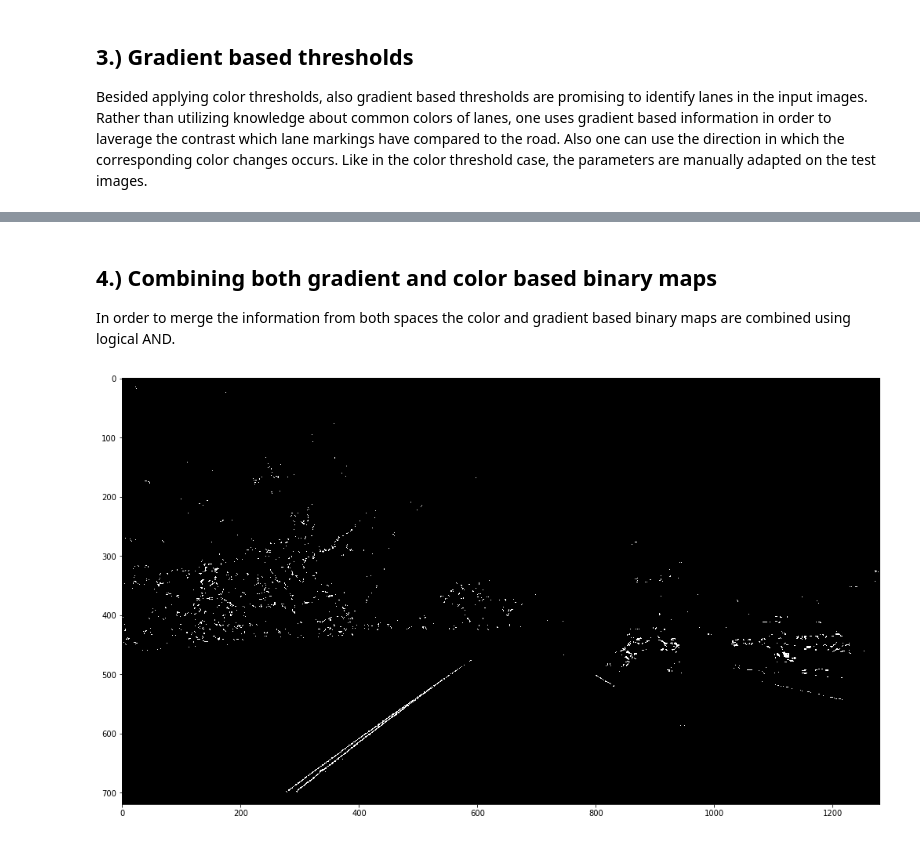
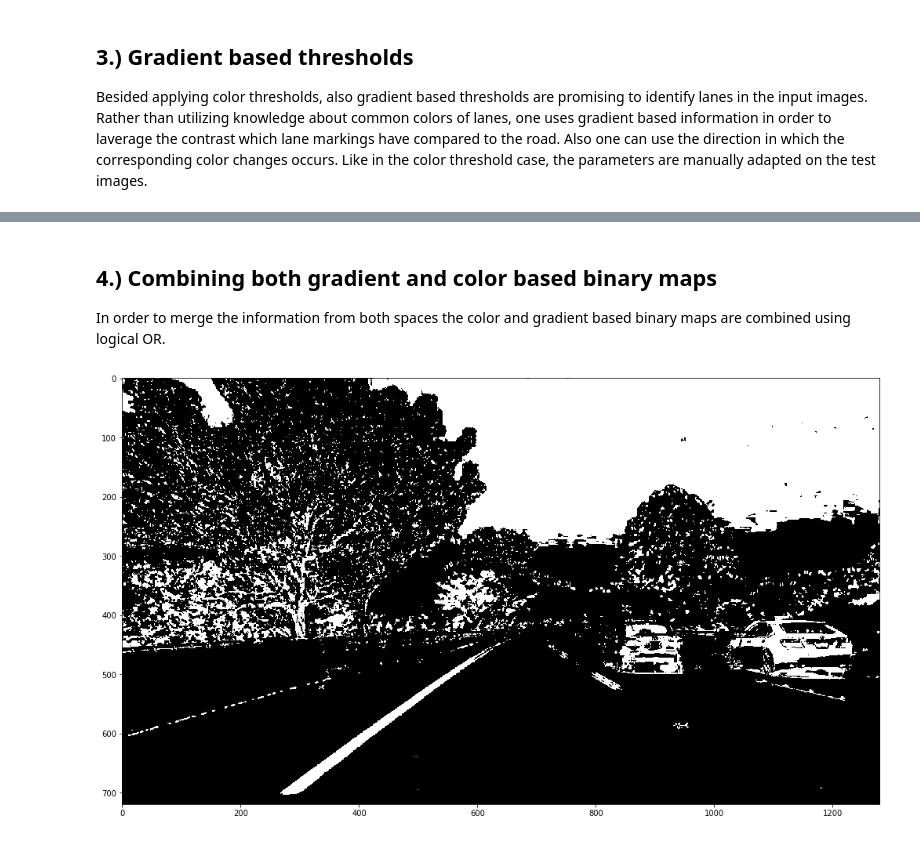
Before and after one commit to dschmoeller/02AdvancedLaneFinding, a Jupyter notebook: CarND-Advanced-Lane-Lines/P2.ipynb, the cells around one changed output, grey strips where cells are left out. Saved outputs shown, nothing was run; the diff lists cells and outputs as text; code cells hidden in the pictures.

```diff
--- a/CarND-Advanced-Lane-Lines/P2.ipynb
+++ b/CarND-Advanced-Lane-Lines/P2.ipynb
@@ -155,7 +249,7 @@ hls = cv2.cvtColor(testImgUndistort, cv2.COLOR_RGB2HLS)
 S = hls[:,:,2]
 # --> 2.) Define the color threshold and apply the threshold to the S-channel.
 #         Results, i.e. whether a certain pixel is within (true) or out of (false) the threhold, are stored in a binary map
-colorThresh = (150, 255)
+colorThresh = (100, 255)
 colorBinary = np.zeros_like(S)
 colorBinary[(S > colorThresh[0]) & (S <= colorThresh[1])] = 1
 
@@ -171,15 +265,15 @@ Besided applying color thresholds, also gradient based thresholds are promising
 # %%
 # Apply gradient based thresholds and combine them in order to create a unique gradient based output
 # --> 1.) Gradient magnitude
-magBinary = mag_thresh(testImgUndistort, sobel_kernel=9, mag_thresh=(5, 30))
+magBinary = mag_thresh(testImgUndistort, sobel_kernel=19, mag_thresh=(10, 30))
 # --> 2.) Gradient in x and y direction
-xGradBinary = abs_sobel_thresh(testImgUndistort, orient='x', sobel_kernel=9, thresh=(5, 30))
-yGradBinary = abs_sobel_thresh(testImgUndistort, orient='y', sobel_kernel=11, thresh=(5, 30))
+xGradBinary = abs_sobel_thresh(testImgUndistort, orient='x', sobel_kernel=11, thresh=(30, 100))
+yGradBinary = abs_sobel_thresh(testImgUndistort, orient='y', sobel_kernel=19, thresh=(10, 50))
 # --> 3.) Gradient direction
 dirBinary = dir_threshold(testImgUndistort, sobel_kernel=17, thresh=(0.7, 1.3))
 # --> 4.) Combine the above three findings into one single gradient based output
 gradientCombBinary = np.zeros_like(magBinary)
-gradientCombBinary[((magBinary==1) | (xGradBinary==1)) & (dirBinary==1)] = 1
+gradientCombBinary[(xGradBinary==1) & (dirBinary==1)] = 1
 
 # Plot the binary maps
 fig, axs = plt.subplots(2, 2, figsize=(20,10))
@@ -197,12 +291,12 @@ plt.imshow(gradientCombBinary, cmap="gray");
 # %% [markdown]
 ## 4.) Combining both gradient and color based binary maps
-In order to merge the information from both spaces the color and gradient based binary maps are combined using logical AND.
+In order to merge the information from both spaces the color and gradient based binary maps are combined using logical OR.
 # %%
 colorGradCombBinary = np.zeros_like(colorBinary)
-colorGradCombBinary[(colorBinary==1) & (gradientCombBinary==1)] = 1
+colorGradCombBinary[(colorBinary==1) | (gradientCombBinary==1)] = 1
 
 # Plot the combined images
 plt.figure(figsize=(20, 10))
 plt.imshow(colorGradCombBinary, cmap="gray");
 # %% [output]
-[figure, old version]
+[figure, new version]
```
Also changed, not shown: parts of 7 cells of this notebook.
